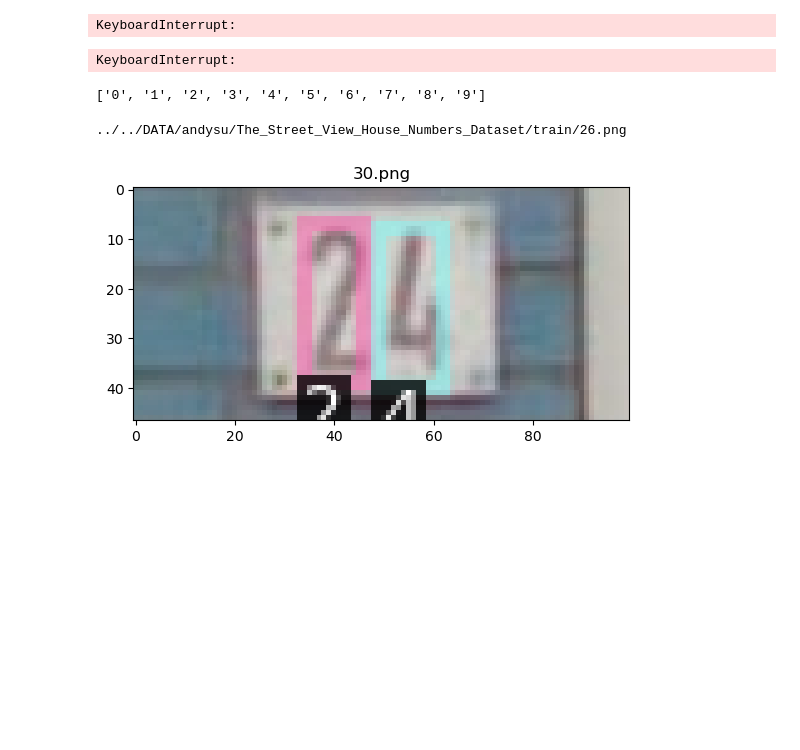
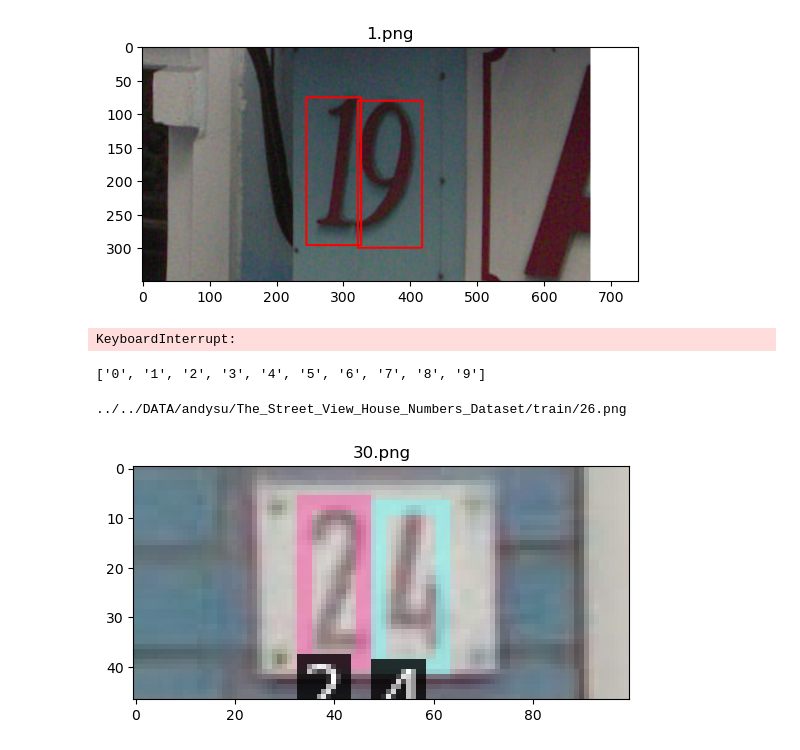
Before and after one commit to a07458666/digital_object_detection, a Jupyter notebook: notebook/data_mining.ipynb, the cells around one changed output. Drawn from its saved outputs; the diff is of its cells as text; code cells hidden in the pictures; blank space fills up the shorter version.

```diff
--- a/data_mining.ipynb
+++ b/notebook/data_mining.ipynb
@@ -46,37 +46,39 @@ with h5py.File(PATH_MAT) as hdf5_data:
 #         print(arr)
         arr_l = len(arr['label'])
         annotations = []
         for idx in range(arr_l):
             label = arr['label'][idx]
             if label==10:
                 label = 0
             _l = arr['left'][idx]
             _t = arr['top'][idx]
             _w = arr['width'][idx]
             if (_l+_w)>w:
                 _w = w-_l-1
             _h = arr['height'][idx]
             if (_t+_h)>h:
                 _h = h-_t-1
             # print(w, h, _l, _t, _w , _h)
             x_center = (_l + _w/2)/w
             y_center = (_t + _h/2)/h
             bbox_width = _w/w
             bbox_height = _h/h
             start_point = (int(w * (x_center - (bbox_width/2))), int(h * (y_center- (bbox_height/2))))
             end_point = (int(w * (x_center + (bbox_width/2))), int(h * (y_center + (bbox_height/2))))
             im = cv2.rectangle(im, start_point, end_point, color, thickness)
             s = str(label)+' '+str(x_center)+' '+str(y_center)+' '+str(bbox_width)+' '+str(bbox_height)
             if idx!=(arr_l-1):
                 s += '\n'
 #             fp.write(s)
 #         fp.close()
 #         gray = cv2.cvtColor(image, cv2.COLOR_BGR2GRAY)
-#         plt.imshow(im)
-#         plt.title(img_name)
-#         plt.show()
+        plt.imshow(im)
+        plt.title(img_name)
+        plt.savefig("a.png")
+        plt.show()
+        break
 # %% [output]
-KeyboardInterrupt:
+[figure, added]
 # %%
 import json
 from tqdm import tqdm
```
Also changed, not shown: 3 other files.
